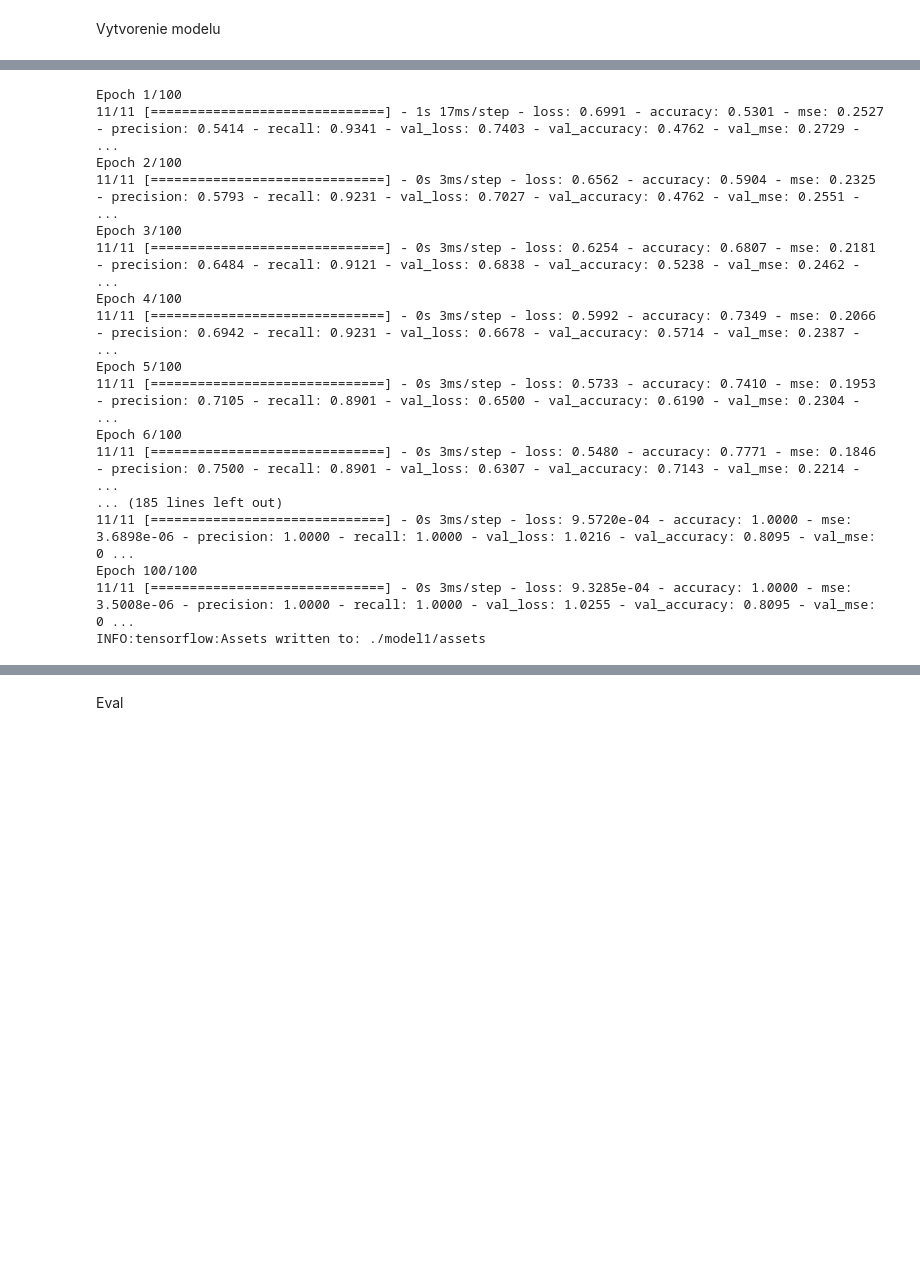
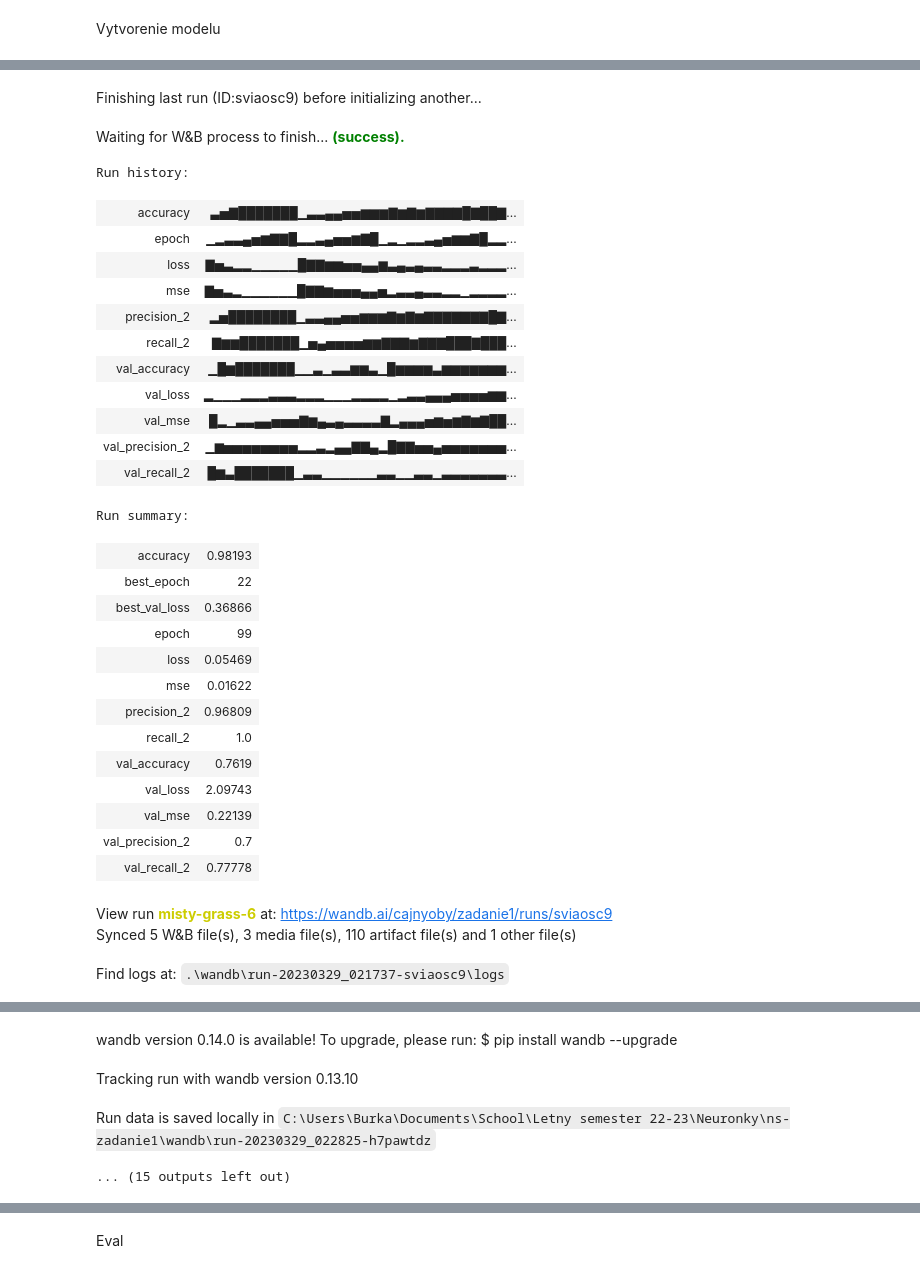
Before and after one commit to Rudolf420/ns-zadanie1, a Jupyter notebook: Zadanie1.ipynb, the cells around one changed output, grey strips where cells are left out. Cells and saved outputs as stored; diff of their text form; code cells hidden in the pictures; blank space fills up the shorter version.

Commit message:
wandb

```diff
--- a/Zadanie1.ipynb
+++ b/Zadanie1.ipynb
@@ -211,22 +129,43 @@ def fitModel(model, name, callbackArg):
 
     model.save('./'+ name)
 # %%
-fitModel(tf_model1, 'model1', [])
+
+w = wandb.init(project='zadanie1',reinit=True)
+w.config.epochs = 100
+w.config.batch_size = 16
+
+
+
+fitModel(tf_model1, 'model1', [WandbCallback()])
 # %% [output]
+Finishing last run (ID:sviaosc9) before initializing another...
+Waiting for W&B process to finish... (success).
-Epoch 1/100
-11/11 [==============================] - 1s 17ms/step - loss: 0.6991 - accuracy: 0.5301 - mse: 0.2527 - precision: 0.5414 - recall: 0.9341 - val_loss: 0.7403 - val_accuracy: 0.4762 - val_mse: 0.2729 - ...
-Epoch 2/100
-11/11 [==============================] - 0s 3ms/step - loss: 0.6562 - accuracy: 0.5904 - mse: 0.2325 - precision: 0.5793 - recall: 0.9231 - val_loss: 0.7027 - val_accuracy: 0.4762 - val_mse: 0.2551 -  ...
-Epoch 3/100
-11/11 [==============================] - 0s 3ms/step - loss: 0.6254 - accuracy: 0.6807 - mse: 0.2181 - precision: 0.6484 - recall: 0.9121 - val_loss: 0.6838 - val_accuracy: 0.5238 - val_mse: 0.2462 -  ...
-Epoch 4/100
-11/11 [==============================] - 0s 3ms/step - loss: 0.5992 - accuracy: 0.7349 - mse: 0.2066 - precision: 0.6942 - recall: 0.9231 - val_loss: 0.6678 - val_accuracy: 0.5714 - val_mse: 0.2387 -  ...
-Epoch 5/100
-11/11 [==============================] - 0s 3ms/step - loss: 0.5733 - accuracy: 0.7410 - mse: 0.1953 - precision: 0.7105 - recall: 0.8901 - val_loss: 0.6500 - val_accuracy: 0.6190 - val_mse: 0.2304 -  ...
-Epoch 6/100
-11/11 [==============================] - 0s 3ms/step - loss: 0.5480 - accuracy: 0.7771 - mse: 0.1846 - precision: 0.7500 - recall: 0.8901 - val_loss: 0.6307 - val_accuracy: 0.7143 - val_mse: 0.2214 -  ...
-... (185 lines left out)
-11/11 [==============================] - 0s 3ms/step - loss: 9.5720e-04 - accuracy: 1.0000 - mse: 3.6898e-06 - precision: 1.0000 - recall: 1.0000 - val_loss: 1.0216 - val_accuracy: 0.8095 - val_mse: 0 ...
-Epoch 100/100
-11/11 [==============================] - 0s 3ms/step - loss: 9.3285e-04 - accuracy: 1.0000 - mse: 3.5008e-06 - precision: 1.0000 - recall: 1.0000 - val_loss: 1.0255 - val_accuracy: 0.8095 - val_mse: 0 ...
-INFO:tensorflow:Assets written to: ./model1/assets
+Run history:
+| accuracy | ▃▅▇███████▁▃▃▄▄▅▅▆▆▆▇▆▇▆▇▇▇▇█▇██▇... |
+| epoch | ▁▂▃▃▄▅▆▇▇█▂▂▃▄▅▅▆▇█▁▂▁▂▂▃▄▅▆▆▇█▂▂... |
+| loss | ▇▅▃▂▂▁▁▁▁▁█▇▇▆▆▅▅▄▄▆▃▄▃▄▃▃▂▂▂▃▂▂▂... |
+| mse | ▇▅▃▂▁▁▁▁▁▁█▇▇▆▅▅▅▄▄▅▂▃▃▄▃▃▂▂▁▂▂▂▂... |
+| precision_2 | ▂▅████████▁▃▃▄▄▅▅▆▆▆▇▆▇▆▇▇▇▇▇▇▇█▇... |
+| recall_2 | ▇▆▆███████▁▅▄▅▅▅▅▆▆▇▇▇▆▇▇▇███▇███... |
+| val_accuracy | ▁█▆███████▁▁▃▁▃▃▆▆▃▁█▆▆▆▆▃▆▆▆▆▆▆▆... |
+| val_loss | ▂▁▁▁▂▂▂▃▃▃▂▂▂▁▁▁▂▂▂▂▁▂▃▃▄▄▄▅▅▅▅▆▆... |
+| val_mse | █▂▁▃▃▄▄▅▅▅▇▆▄▃▄▃▃▃▃▇▂▄▄▄▅▆▅▆▇▆▇██... |
+| val_precision_2 | ▁▆▅▅▅▅▅▅▅▅▂▂▃▂▄▄▇▇▄▂█▇▇▅▅▄▅▅▅▅▅▅▅... |
+| val_recall_2 | █▆▃███████▁▃▃▁▁▁▁▁▁▃▃▁▁▃▃▁▃▃▃▃▃▃▃... |
+Run summary:
+| accuracy | 0.98193 |
+| best_epoch | 22 |
+| best_val_loss | 0.36866 |
+| epoch | 99 |
+| loss | 0.05469 |
+| mse | 0.01622 |
+| precision_2 | 0.96809 |
+| recall_2 | 1.0 |
+| val_accuracy | 0.7619 |
+| val_loss | 2.09743 |
+| val_mse | 0.22139 |
+| val_precision_2 | 0.7 |
+| val_recall_2 | 0.77778 |
+View run misty-grass-6 at: https://wandb.ai/cajnyoby/zadanie1/runs/sviaosc9
+Synced 5 W&B file(s), 3 media file(s), 110 artifact file(s) and 1 other file(s)
+Find logs at: .\wandb\run-20230329_021737-sviaosc9\logs
@@ -233 +173,5 @@ INFO:tensorflow:Assets written to: ./model1/assets
+wandb version 0.14.0 is available! To upgrade, please run: $ pip install wandb --upgrade
+Tracking run with wandb version 0.13.10
+Run data is saved locally in C:\Users\Burka\Documents\School\Letny semester 22-23\Neuronky\ns-zadanie1\wandb\run-20230329_022825-h7pawtdz
+... (15 outputs left out)
 # %%
```
Also changed, not shown: parts of 25 cells of this notebook, 25 other files.
